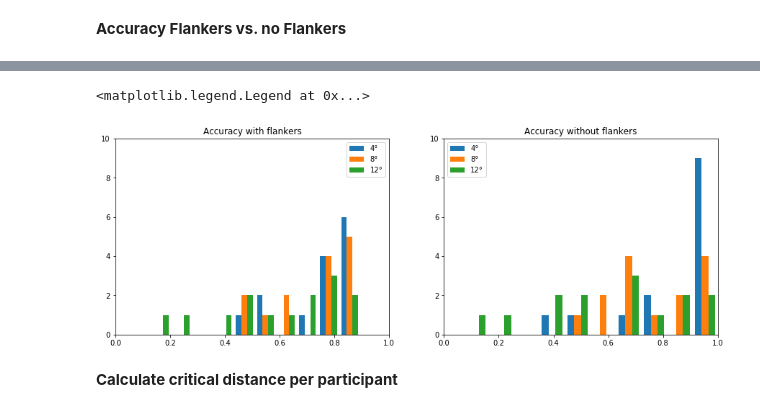
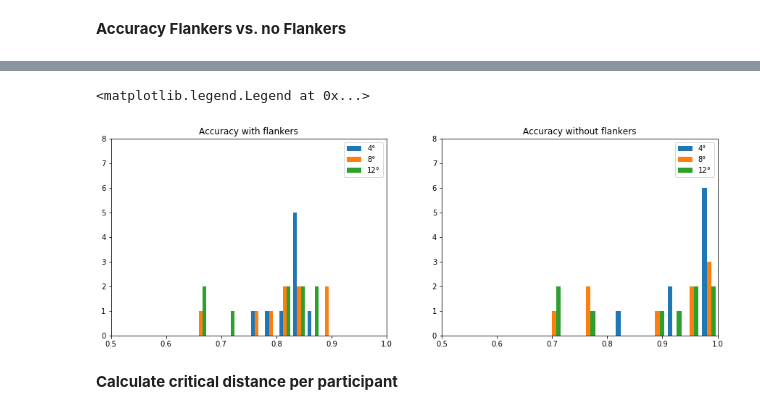
Before and after one commit to iverissimo/Crowding, a Jupyter notebook: Crowding in visual search data analysis.ipynb, the cells around one changed output, grey strips where cells are left out. Drawn from its saved outputs; the diff is of its cells as text; code cells hidden in the pictures.

```diff
--- a/Crowding in visual search data analysis.ipynb
+++ b/Crowding in visual search data analysis.ipynb
@@ -96,4 +145,5 @@ plt.tight_layout()
 # %%
+''''
 trials_per_ecc = trials/len(ecc)
 trials_per_ecc_flank = trials_per_ecc/1.2
 trials_per_ecc_noflank = trials_per_ecc/6
@@ -114,23 +164,27 @@ for sub in range(len(subjects)):
 
         for i in range(int(trials_block),int(total_trials)):
 
-            if data_sub["flanker_presence"][i]=="flankers" and data_sub["target_ecc"][i]==ecc[e]:
-                trials_flank.append(True)
-                trials_noflank.append(False)
+            val = data_sub['key_pressed'][i]
+            if type(val) == float and np.isnan(val): #check is object is float and then if it's NaN = missed trials
+                continue #print('response is NaN, missed trial %d'%i )
+            else: #actual responses to calculate accuracy
+                if data_sub["flanker_presence"][i]=="flankers" and data_sub["target_ecc"][i]==ecc[e]:
+                    trials_flank.append(True)
+                    trials_noflank.append(False)
 
-                if data_sub['key_pressed'][i]==data_sub['target_orientation'][i]:
-                    acc_flank.append(True)
-                else:
-                    acc_flank.append(False)
+                    if data_sub['key_pressed'][i]==data_sub['target_orientation'][i]:
+                        acc_flank.append(True)
+                    else:
+                        acc_flank.append(False)
 
-            if data_sub['flanker_presence'][i]=="no flankers" and data_sub["target_ecc"][i]==ecc[e]:
-                trials_noflank.append(True)
-                trials_flank.append(False
-                                   )
-                if data_sub['key_pressed'][i]==data_sub['target_orientation'][i]:
-                    acc_noflank.append(True)
-                else:
-                    acc_noflank.append(False)
+                if data_sub['flanker_presence'][i]=="no flankers" and data_sub["target_ecc"][i]==ecc[e]:
+                    trials_noflank.append(True)
+                    trials_flank.append(False)
+
+                    if data_sub['key_pressed'][i]==data_sub['target_orientation'][i]:
+                        acc_noflank.append(True)
+                    else:
+                        acc_noflank.append(False)
 
         acc_ecc_flank[sub,e]=(sum(acc_flank)/sum(trials_flank))
         acc_ecc_noflank[sub,e]=(sum(acc_noflank)/sum(trials_noflank))
@@ -142,20 +217,20 @@ for sub in range(len(subjects)):
 # %%
 plt.figure(figsize=(15,5))
 plt.subplot(1,2,1)
 plt.hist(acc_ecc_flank)
 plt.title('Accuracy with flankers')
-plt.xlim(0,1.0)
-plt.ylim(0,10)
+plt.xlim(0.5,1.0)
+plt.ylim(0,8)
 plt.legend(['4°','8°','12°'])
 plt.subplot(1,2,2)
 plt.hist(acc_ecc_noflank)
 plt.title('Accuracy without flankers')
-plt.xlim(0,1.0)
-plt.ylim(0,10)
+plt.xlim(0.5,1.0)
+plt.ylim(0,8)
 plt.legend(['4°','8°','12°'])
 # %% [output]
 <matplotlib.legend.Legend at 0x...>
-[figure, old version]
+[figure, new version]
 # %% [markdown]
 **Calculate critical distance per participant**
 # %%
```
Also changed, not shown: parts of 73 cells of this notebook.
